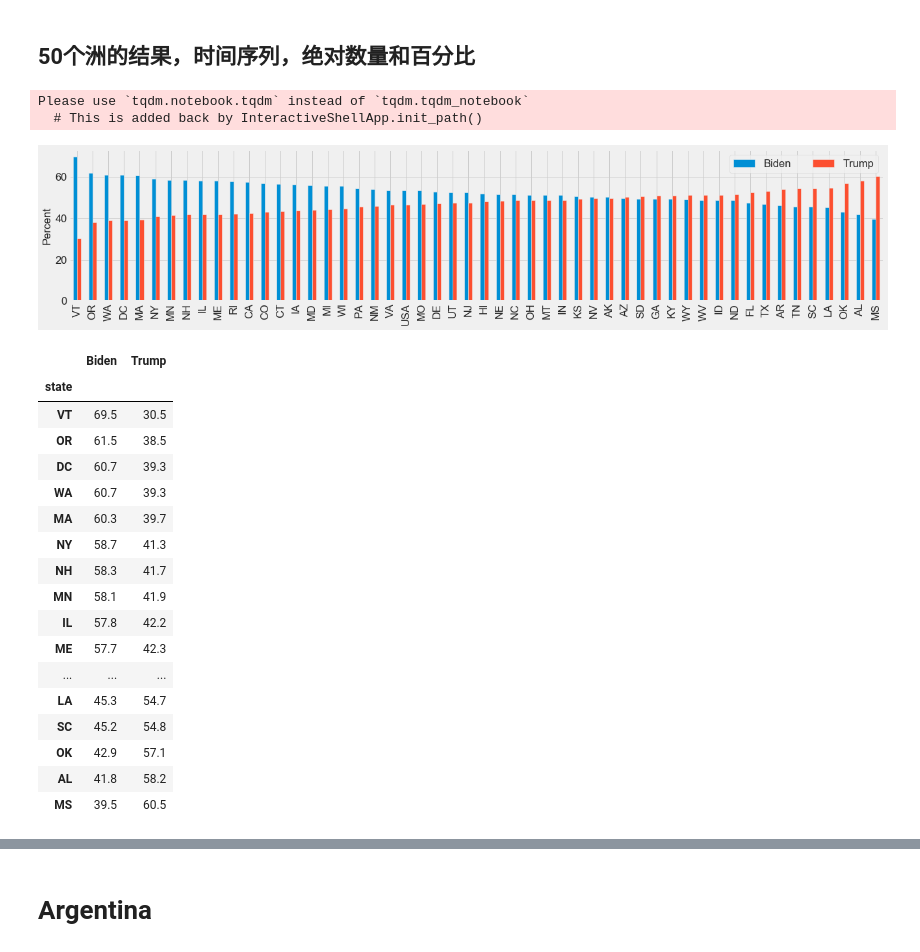
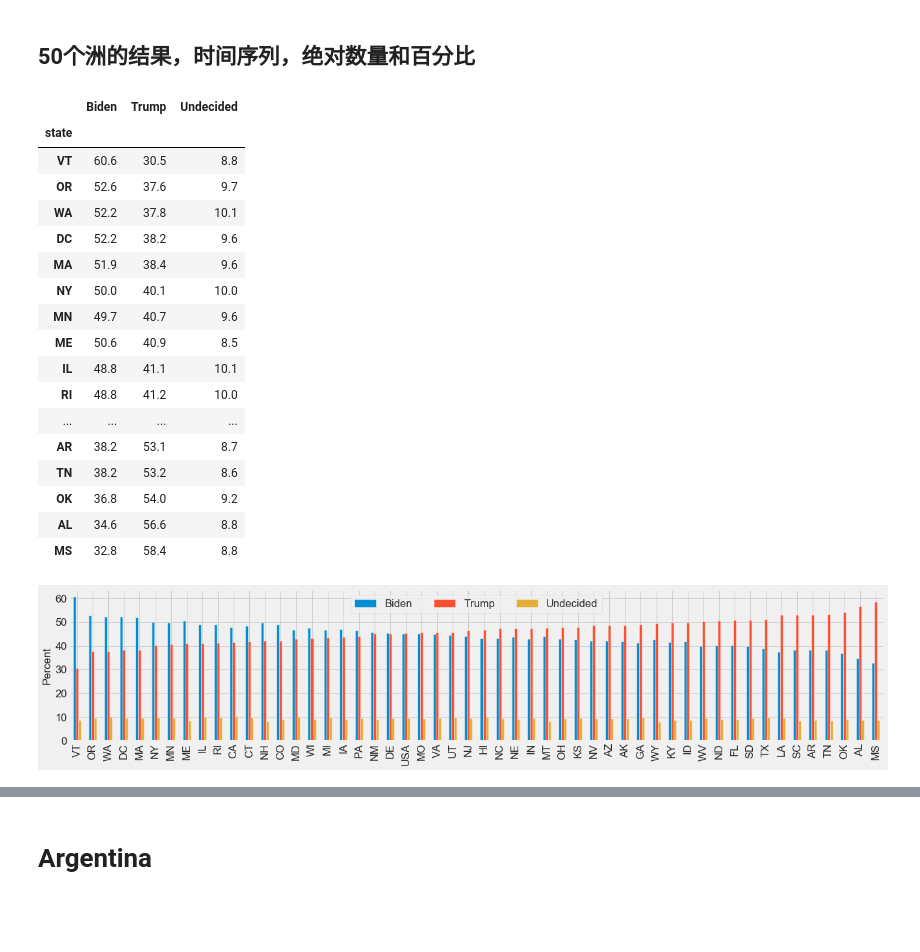
Before and after one commit to kayzhou/US_election, a Jupyter notebook: plots_paper.ipynb, the cells around one changed output, grey strips where cells are left out. Drawn from its saved outputs; the diff is of its cells as text; code cells hidden in the pictures; blank space fills up the shorter version.

```diff
--- a/plots_paper.ipynb
+++ b/plots_paper.ipynb
@@ -192,7 +252,7 @@ US_states = ['NY', 'DC', 'IN', 'AR', 'WY', 'ME', 'TX', 'NH', 'CO', 'CA', 'IL',
              'WI', 'AK', 'MS', 'MD', 'LA', 'HI', 'MO', 'AL', 'CT', 'OK', 'IA',
              'WV', 'RI', 'SD', 'VT', 'ND', 'ID', 'DE', 'USA']
 
-data_states = pd.read_csv("data/csv/results-states-culFrom01-from-2020-01-10-to-2020-07-01.csv")
+data_states = pd.read_csv("data/csv/results-states-culFrom01-from-2020-01-10-to-2020-07-15.csv")
 data_states = data_states[data_states["dt"] >= "2020-01-10"]
 # print(data_states)
 
@@ -226,46 +286,42 @@ for state in tqdm(US_states):
     plt.savefig(f"fig/percent-{state}-from-2020-01-to-2020-07.png", dpi=300, bbox_inches ='tight')
     # plt.show()
     plt.close()
-
     # break
-# %% [output]
-Please use `tqdm.notebook.tqdm` instead of `tqdm.tqdm_notebook`
-  # This is added back by InteractiveShellApp.init_path()
 # %%
-data_states = pd.read_csv("data/csv/results-states-culFrom01-from-2020-01-10-to-2020-07-01.csv").set_index("state")
-data = data_states[data_states["dt"] == "2020-07-01"]
-data = data[['0', '1']]
-data['Biden'] = data['0'] / (data['0'] + data['1']) * 100
-data['Trump'] = data['1'] / (data['0'] + data['1']) * 100
-data = data[['Biden', 'Trump']]
+data_states = pd.read_csv("data/csv/results-states-culFrom01-from-2020-01-10-to-2020-07-15.csv").set_index("state")
+data = data_states[data_states["dt"] == "2020-07-15"]
+data = data[['0', '1', '2']]
+data['Biden'] = data['0'] / (data['0'] + data['1'] + data['2']) * 100
+data['Trump'] = data['1'] / (data['0'] + data['1'] + data['2']) * 100
+data['Undecided'] = data['2'] / (data['0'] + data['1'] + data['2']) * 100
+
+data = data[['Biden', 'Trump', 'Undecided']]
 data = data.round(1)
-# data.plot(kind="bar")
 data = data.sort_values("Trump")
+# print(data)
 data.plot(kind="bar", figsize=(20, 4))
 plt.ylabel("Percent"); plt.xlabel("")
-plt.legend(ncol=2)
-plt.savefig("fig/all-states-on-July-1st.png", dpi=300, bbox_inches ='tight')
+plt.legend(ncol=3)
+plt.savefig("fig/all-states-on-July-15.png", dpi=300, bbox_inches ='tight')
+data
 # %% [output]
+|  | Biden | Trump | Undecided |
+| state |  |  |  |
+| VT | 60.6 | 30.5 | 8.8 |
+| OR | 52.6 | 37.6 | 9.7 |
+| WA | 52.2 | 37.8 | 10.1 |
+| DC | 52.2 | 38.2 | 9.6 |
+| MA | 51.9 | 38.4 | 9.6 |
+| NY | 50.0 | 40.1 | 10.0 |
+| MN | 49.7 | 40.7 | 9.6 |
+| ME | 50.6 | 40.9 | 8.5 |
+| IL | 48.8 | 41.1 | 10.1 |
+| RI | 48.8 | 41.2 | 10.0 |
+| ... | ... | ... | ... |
+| AR | 38.2 | 53.1 | 8.7 |
+| TN | 38.2 | 53.2 | 8.6 |
+| OK | 36.8 | 54.0 | 9.2 |
+| AL | 34.6 | 56.6 | 8.8 |
+| MS | 32.8 | 58.4 | 8.8 |
-[figure, old version]
+[figure, new version]
-# %%
-data
-# %% [output]
-|  | Biden | Trump |
-| state |  |  |
-| VT | 69.5 | 30.5 |
-| OR | 61.5 | 38.5 |
-| DC | 60.7 | 39.3 |
-| WA | 60.7 | 39.3 |
-| MA | 60.3 | 39.7 |
-| NY | 58.7 | 41.3 |
-| NH | 58.3 | 41.7 |
-| MN | 58.1 | 41.9 |
-| IL | 57.8 | 42.2 |
-| ME | 57.7 | 42.3 |
-| ... | ... | ... |
-| LA | 45.3 | 54.7 |
-| SC | 45.2 | 54.8 |
-| OK | 42.9 | 57.1 |
-| AL | 41.8 | 58.2 |
-| MS | 39.5 | 60.5 |
 # %%
```
Also changed, not shown: parts of 6 cells of this notebook, 1 other file.
